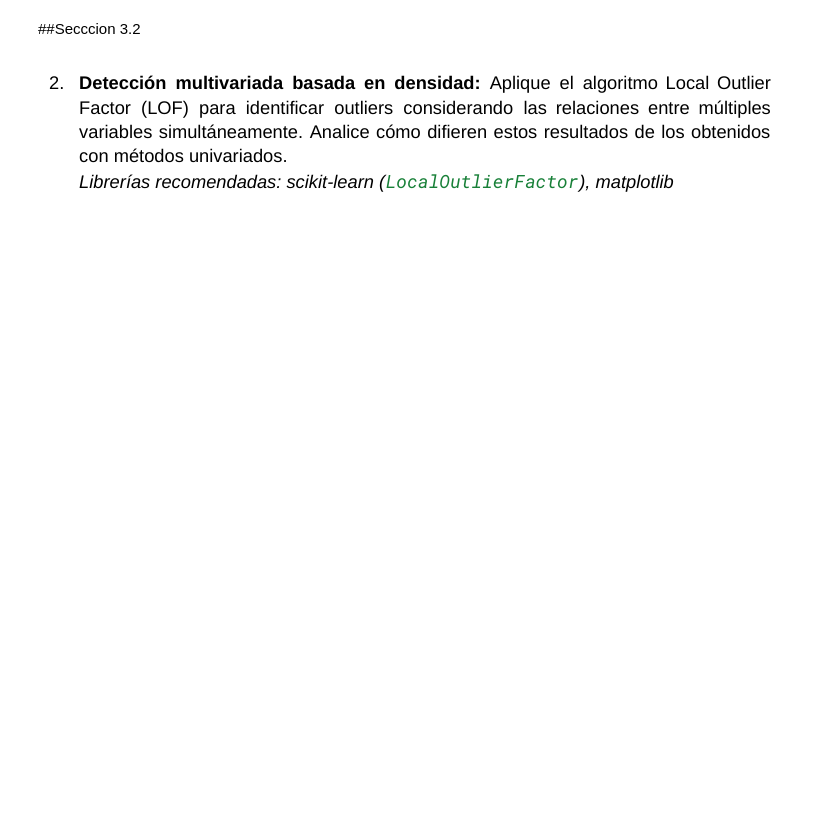
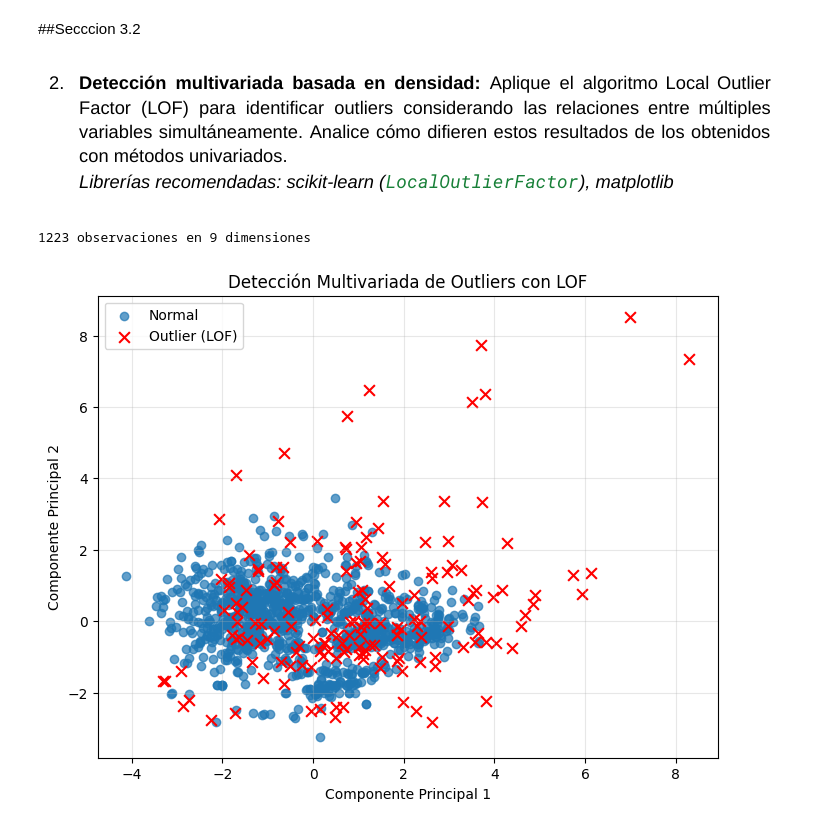
Before and after one commit to AlesioRios/Laboratorio-de-Datos-II, a Jupyter notebook: Lab_de_Datos_II_TP2.ipynb, the cells around one changed output. Saved outputs shown, nothing was run; the diff lists cells and outputs as text; code cells hidden in the pictures; blank space fills up the shorter version.

```diff
--- a/Lab_de_Datos_II_TP2.ipynb
+++ b/Lab_de_Datos_II_TP2.ipynb
@@ -1032,3 +1068,75 @@ plt.show()
 ##Secccion 3.2
 # %% [markdown]
 ![image.png](embedded-picture-1)
+# %%
+# --- Datos para detección multivariada ---
+import numpy as np
+import pandas as pd
+
+variables = [
+    'LotFrontage',
+    'LotArea',
+    'OverallCond',
+    'YearBuilt',
+    'FullBath',
+    'BedroomAbvGr',
+    'GarageArea',
+    'PoolArea',
+    'SalePrice'
+]
+
+df_lof = df[variables].dropna().copy()
+
+print(f"{len(df_lof)} observaciones en {len(variables)} dimensiones")
+# %% [output]
+1223 observaciones en 9 dimensiones
+# %%
+from sklearn.preprocessing import StandardScaler
+from sklearn.neighbors import LocalOutlierFactor
+
+# Escalado de las variables
+scaler = StandardScaler()
+datos_escalados = scaler.fit_transform(df_lof[variables])
+
+# --- Detección Multivariada (LOF) ---
+lof = LocalOutlierFactor(n_neighbors=20, contamination='auto')
+pred_lof = lof.fit_predict(datos_escalados)
+df_lof['outlier_lof'] = pred_lof == -1
+# %%
+# --- Visualización de los outliers detectados por LOF ---
+
+from sklearn.decomposition import PCA
+import matplotlib.pyplot as plt
+
+pca = PCA(n_components=2)
+datos_pca = pca.fit_transform(datos_escalados)
+
+df_lof['PC1'] = datos_pca[:, 0]
+df_lof['PC2'] = datos_pca[:, 1]
+
+plt.figure(figsize=(8, 6))
+
+plt.scatter(
+    df_lof.loc[~df_lof['outlier_lof'], 'PC1'],
+    df_lof.loc[~df_lof['outlier_lof'], 'PC2'],
+    label='Normal',
+    alpha=0.7
+)
+
+plt.scatter(
+    df_lof.loc[df_lof['outlier_lof'], 'PC1'],
+    df_lof.loc[df_lof['outlier_lof'], 'PC2'],
+    color='red',
+    marker='x',
+    s=60,
+    label='Outlier (LOF)'
+)
+
+plt.xlabel('Componente Principal 1')
+plt.ylabel('Componente Principal 2')
+plt.title('Detección Multivariada de Outliers con LOF')
+plt.legend()
+plt.grid(True, alpha=0.3)
+plt.show()
+# %% [output]
+[figure, added]
```
Also changed, not shown: parts of 17 cells of this notebook.
